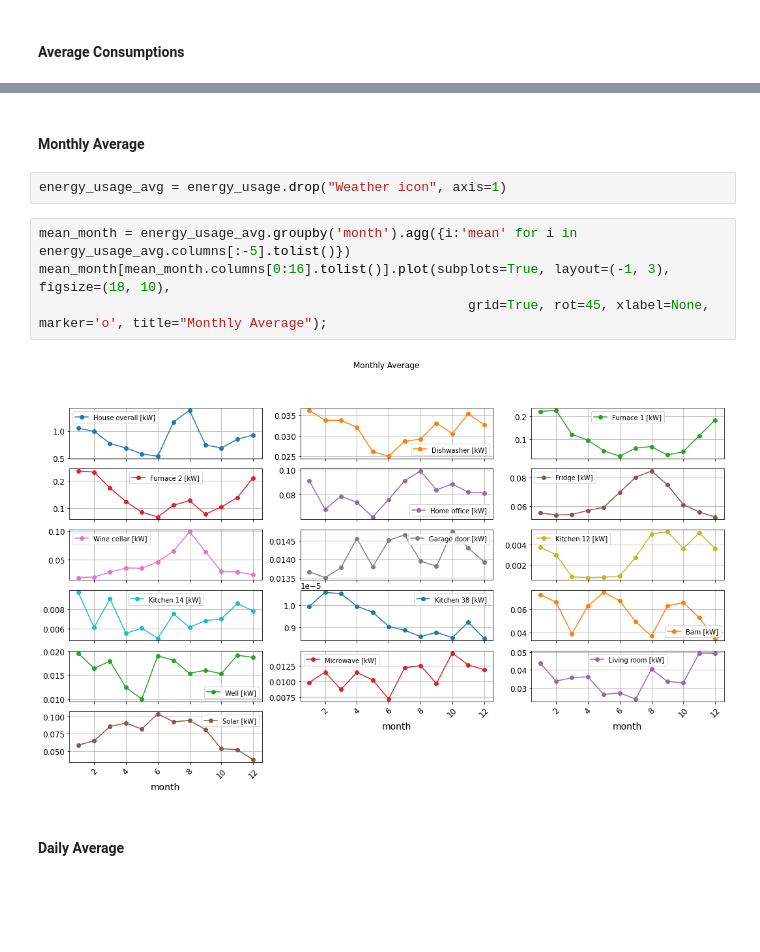
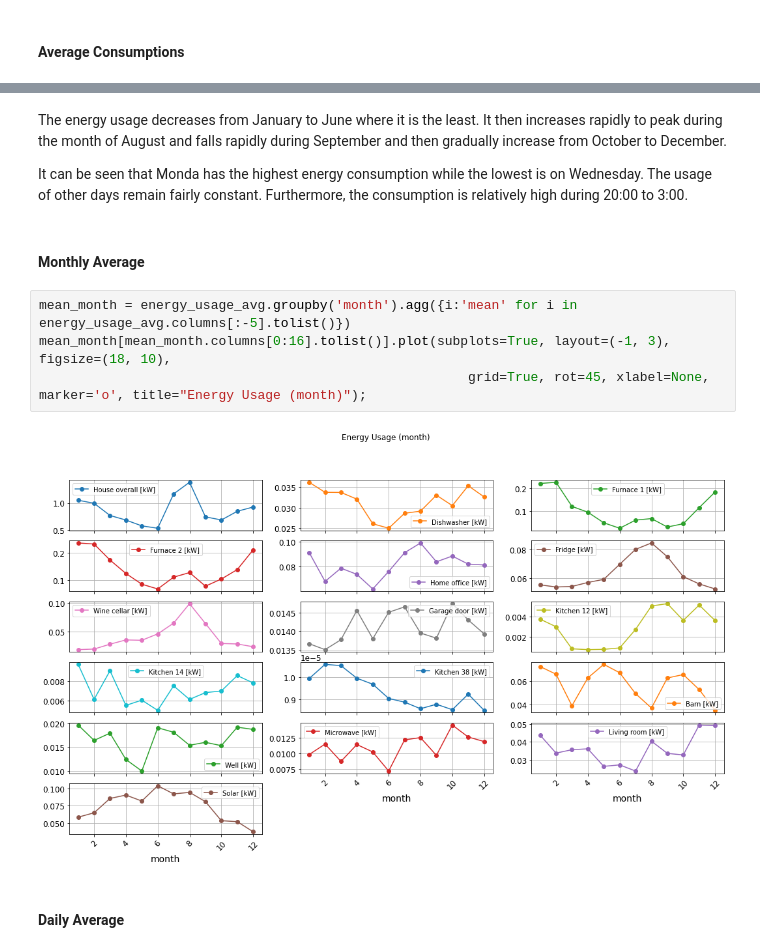
Before and after one commit to nivalf/Predict_Energy_Usage, a Jupyter notebook: predict_energy_usage.ipynb, the cells around one changed output, grey strips where cells are left out. Saved outputs shown, nothing was run; the diff lists cells and outputs as text; blank space fills up the shorter version.

```diff
--- a/predict_energy_usage.ipynb
+++ b/predict_energy_usage.ipynb
@@ -302,13 +325,15 @@ energy_usage.head()
+# %% [markdown]
+The energy usage decreases from January to June where it is the least. It then increases rapidly to peak during the month of August and falls rapidly during September and then gradually increase from October to December.
+
+It can be seen that Monda has the highest energy consumption while the lowest is on Wednesday. The usage of other days remain fairly constant. Furthermore, the consumption is relatively high during 20:00 to 3:00.
 # %% [markdown]
 #### Monthly Average
-# %%
-energy_usage_avg = energy_usage.drop("Weather icon", axis=1)
 # %%
 mean_month = energy_usage_avg.groupby('month').agg({i:'mean' for i in energy_usage_avg.columns[:-5].tolist()})
 mean_month[mean_month.columns[0:16].tolist()].plot(subplots=True, layout=(-1, 3), figsize=(18, 10),
-                                                       grid=True, rot=45, xlabel=None, marker='o', title="Monthly Average");
+                                                       grid=True, rot=45, xlabel=None, marker='o', title="Energy Usage (month)");
 # %% [output]
-[figure, old version]
+[figure, new version]
 # %% [markdown]
 #### Daily Average
 # %%
```
Also changed, not shown: parts of 43 cells of this notebook.
